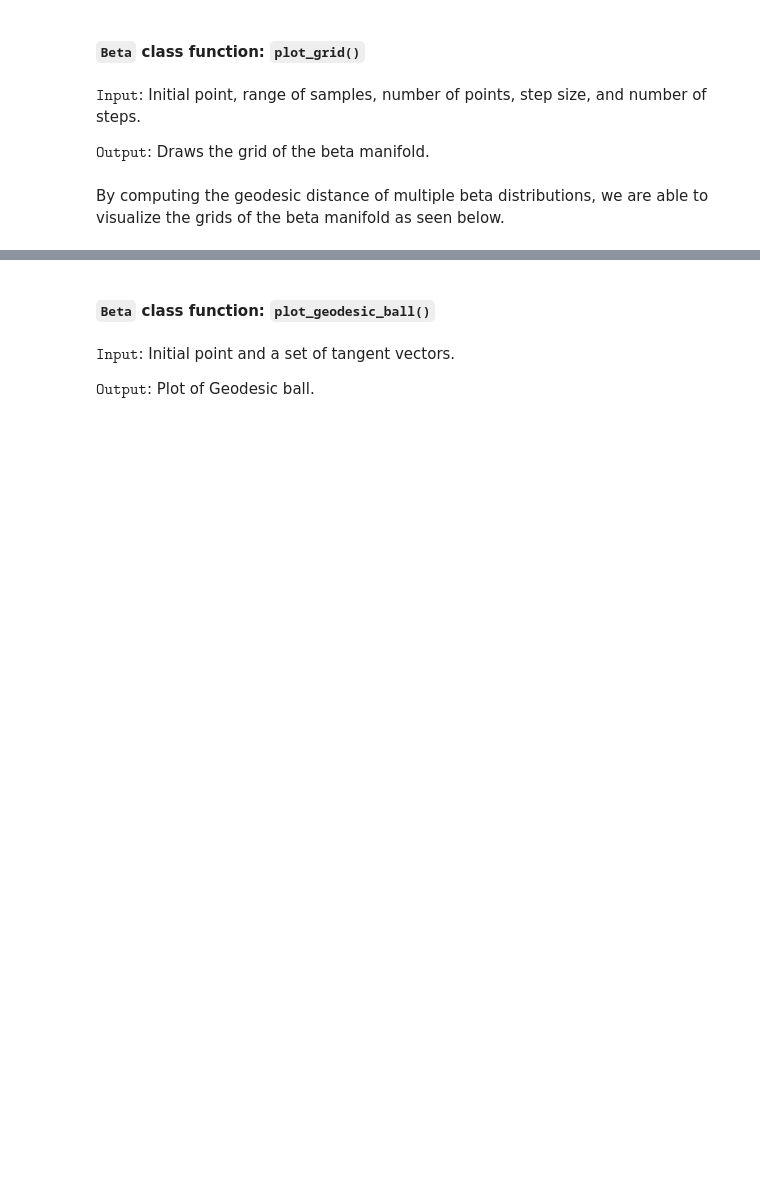
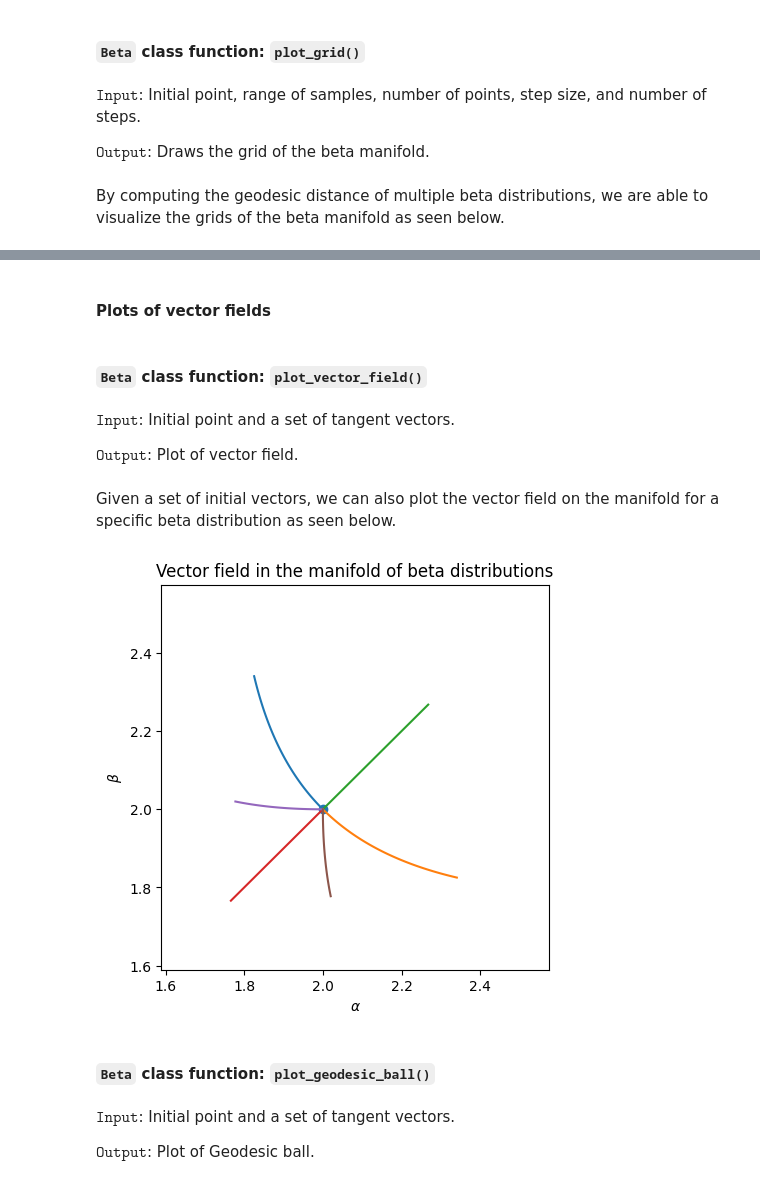
Before and after one commit to rrstofer/ece594n, a Jupyter notebook: hw_geomviz/manifold_of_beta_distributions/Beta_Visualization.ipynb, the cells around one changed output, grey strips where cells are left out. Saved outputs shown, nothing was run; the diff lists cells and outputs as text; code cells hidden in the pictures; blank space fills up the shorter version.

```diff
--- a/hw_geomviz/manifold_of_beta_distributions/Beta_Visualization.ipynb
+++ b/hw_geomviz/manifold_of_beta_distributions/Beta_Visualization.ipynb
@@ -214,16 +217,19 @@ beta_p.plot_grid(initial_point=[1,1],size=[3,3],n_points=10,step=1, n_steps= 200
+# %% [markdown]
+ #### Plots of vector fields
+# %% [markdown]
+#### `Beta` class function: `plot_vector_field()`
+# %% [markdown]
+$\texttt{Input}$: Initial point and a set of tangent vectors.
+
+$\texttt{Output}$: Plot of vector field.
+# %% [markdown]
+Given a set of initial vectors, we can also plot the vector field on the manifold for a specific beta distribution as seen below.
 # %%
-## initial point: (2,2), which is the center
-## initial_vectors: a set of tangent vectors
-
-n_rays = 50
 center = gs.array([2.0, 2.0])
-theta = gs.linspace(-gs.pi, gs.pi, n_rays)
-directions = gs.transpose(gs.stack((gs.cos(theta), gs.sin(theta))))
-
-ray_length = 0.25
-direction_norms = beta.metric.squared_norm(directions, center) ** (1 / 2)
-unit_vectors = directions / gs.expand_dims(direction_norms, 1)
-initial_vectors = ray_length * unit_vectors
+tan_vecs = gs.array([[-1,1],[1,-1],[1,1],[-1,-1],[-1,0],[0,-1]])
+beta_p.plot_vector_field(center, tan_vecs)
+# %% [output]
+[figure, added]
 # %% [markdown]
 #### `Beta` class function: `plot_geodesic_ball()`
 # %% [markdown]
```
Also changed, not shown: parts of 12 cells of this notebook, 2 other files.
